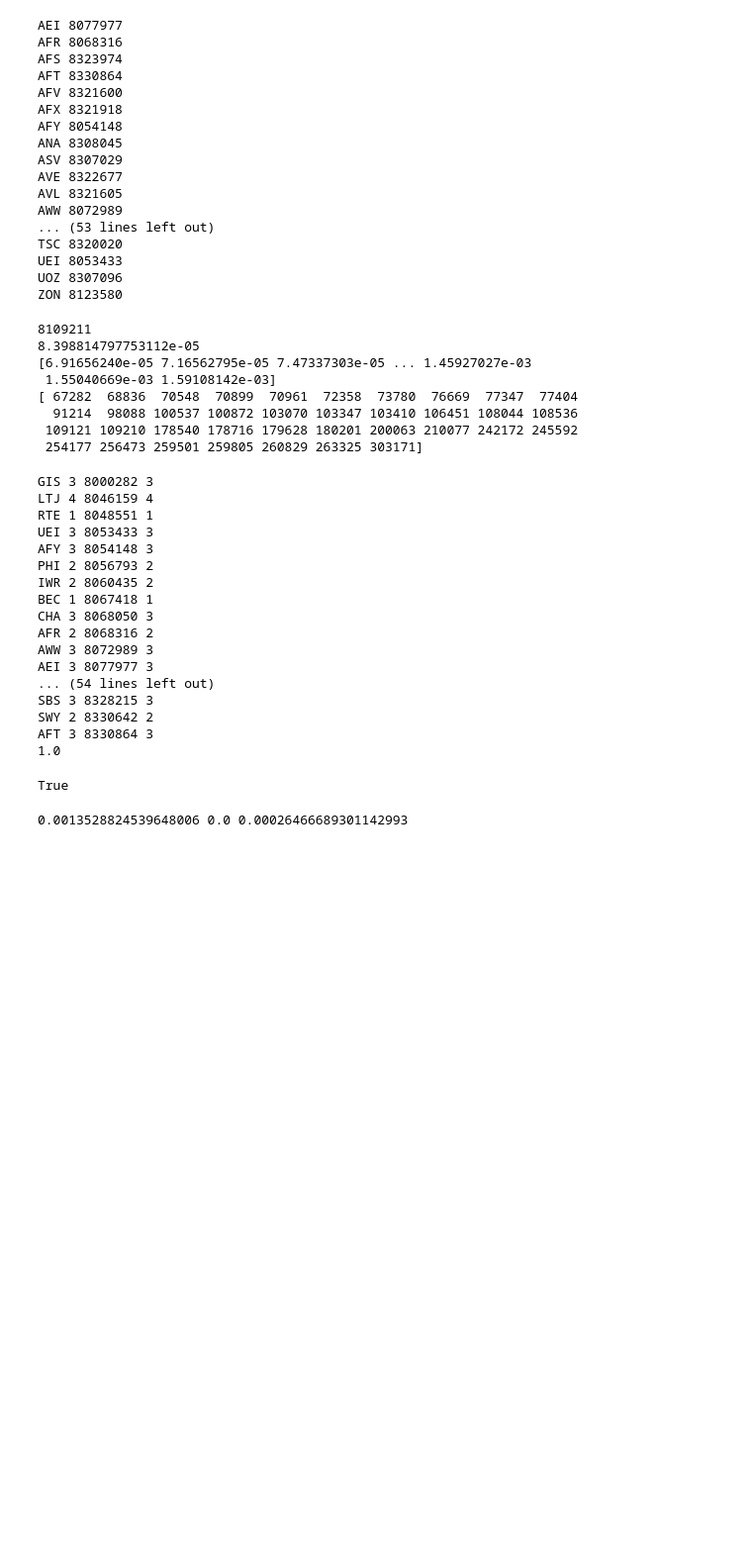
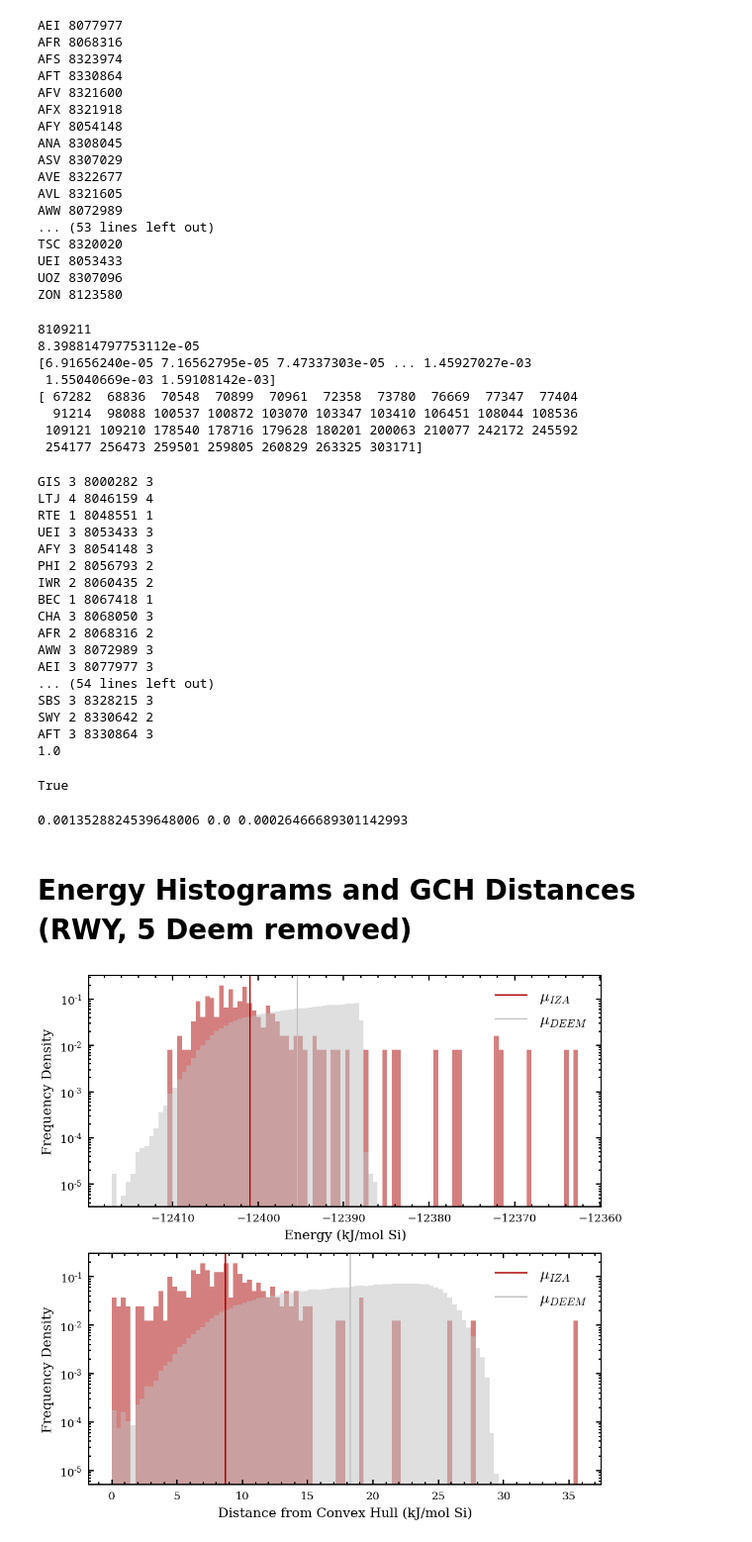
Before and after one commit to bhelfrecht/zeolites_iza-deem, a Jupyter notebook: Scripts/checks.ipynb, the cells around one changed output. Shown at 99% size. Cells and saved outputs as stored; diff of their text form; code cells hidden in the pictures; blank space fills up the shorter version.

```diff
--- a/Scripts/checks.ipynb
+++ b/Scripts/checks.ipynb
@@ -521,3 +553,20 @@ D_deem = np.sqrt(D_deem)
 print(np.amax(D_deem), np.amin(D_deem), np.mean(D_deem))
 # %% [output]
 0.0013528824539648006 0.0 0.00026466689301142993
+# %% [markdown]
+# Energy Histograms and GCH Distances (RWY, 5 Deem removed)
+# %%
+cantons_iza = np.loadtxt('../Raw_Data/GULP/IZA_226/cantons.txt', usecols=1, dtype=int)
+iza_delete = np.nonzero(cantons_iza == 4)[0][0]
+deem_delete = np.loadtxt('../Processed_Data/DEEM_330k/10kJmol_error.idxs', dtype=int)
+# %%
+# Structure energies
+deem_330k_energies = np.loadtxt('../Raw_Data/GULP/DEEM_330k/optimization_summary_fix.dat', usecols=2)
+deem_330k_energies = np.delete(deem_330k_energies, deem_delete)
+
+# TODO: change this when IZA re-optimized
+iza_energies = np.loadtxt('../Processed_Data/IZA_226/structure_energies.dat')
+iza_energies = np.delete(iza_energies, iza_delete)
+n_iza = len(iza_energies)
+
+energies = np.concatenate((iza_energies, deem_330k_energies))
@@ -523,0 +600,45 @@ print(np.amax(D_deem), np.amin(D_deem), np.mean(D_deem))
+# %%
+fig = plt.figure(figsize=(7.0, 7.0))
+axs_energy = fig.add_subplot(2, 1, 1)
+axs_hull = fig.add_subplot(2, 1, 2)
+
+energy_histogram_parameters = dict(
+    range=(np.amin(energies), np.amax(energies)),
+    density=True, bins=100, log=True, alpha=0.5
+)
+
+hull_histogram_parameters = dict(
+    range=(np.amin(de), np.amax(de)),
+    density=True, bins=100, log=True, alpha=0.5
+)
+
+# Histogram of GULP energies
+axs_energy.hist(energies[0:n_iza], **energy_histogram_parameters, facecolor=color_list[1])
+axs_energy.axvline(np.mean(energies[0:n_iza]), color=color_list[1], label=r'$\mu_{IZA}$')
+
+axs_energy.hist(energies[n_iza:], **energy_histogram_parameters, facecolor=color_list[9])
+axs_energy.axvline(np.mean(energies[n_iza:]), color=color_list[9], label=r'$\mu_{DEEM}$')
+
+axs_energy.set_ylabel('Frequency Density')
+axs_energy.set_xlabel('Energy (kJ/mol Si)')
+axs_energy.ticklabel_format(axis='x', style='plain', scilimits=(0, 0), useMathText=True)
+
+axs_energy.legend(fontsize='large')
+
+# Histogram of (energy) distances from convex hull
+axs_hull.hist(de[0:n_iza], **hull_histogram_parameters, facecolor=color_list[1])
+axs_hull.axvline(np.mean(de[0:n_iza]), color=color_list[1], label=r'$\mu_{IZA}$')
+
+axs_hull.hist(de[n_iza:], **hull_histogram_parameters, facecolor=color_list[9])
+axs_hull.axvline(np.mean(de[n_iza:]), color=color_list[9], label=r'$\mu_{DEEM}$')
+
+axs_hull.set_ylabel('Frequency Density')
+axs_hull.set_xlabel('Distance from Convex Hull (kJ/mol Si)')
+
+axs_hull.legend(fontsize='large')
+
+fig.savefig('../Results/energy_hull_histogram.pdf', bbox_inches='tight')
+
+plt.show()
+# %% [output]
+[figure, added]
```
Also changed, not shown: parts of 7 cells of this notebook.
